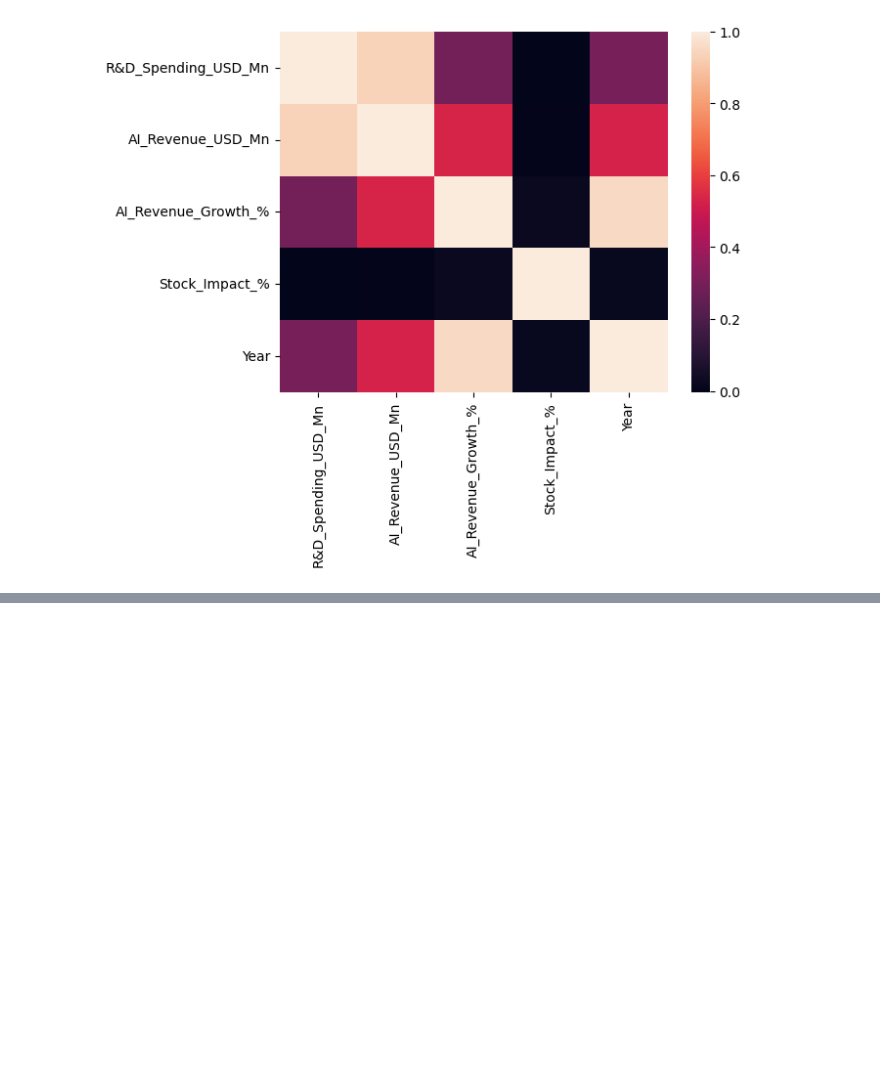
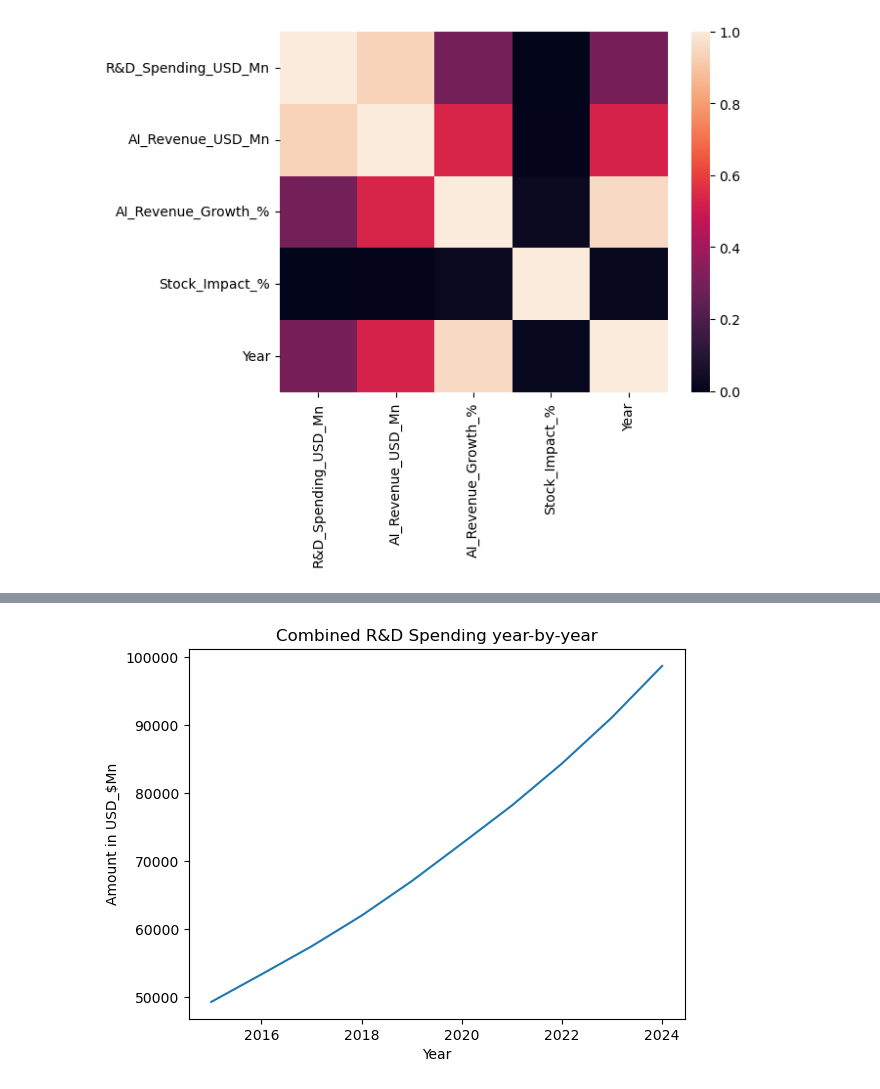
Before and after one commit to abdullahkhan-10/Python-Complete-Course, a Jupyter notebook: Python Projects/Intermediate Projects/3_financial_data.ipynb, the cells around one changed output, grey strips where cells are left out. Drawn from its saved outputs; the diff is of its cells as text; code cells hidden in the pictures; blank space fills up the shorter version.

Commit message:
Expenditure of companies shown year-by-year

```diff
--- a/Python Projects/Intermediate Projects/3_financial_data.ipynb
+++ b/Python Projects/Intermediate Projects/3_financial_data.ipynb
@@ -446,0 +458,6 @@ sns.heatmap(financial_data.corr(numeric_only= True))
+# %%
+# First we will firn Expenditure year-by-year
+
+exp_spend = financial_data.groupby("Year")["R&D_Spending_USD_Mn"].sum()
+
+exp_spend
@@ -446,0 +477,11 @@ sns.heatmap(financial_data.corr(numeric_only= True))
+# %%
+# Show it in plot graph.
+
+plt.plot(exp_spend.index, exp_spend.values)
+plt.title("Combined R&D Spending year-by-year")
+plt.xlabel("Year")
+plt.ylabel("Amount in USD_$Mn")
+
+plt.show()
+# %% [output]
+[figure, added]
```
Also changed, not shown: parts of 3 cells of this notebook.
